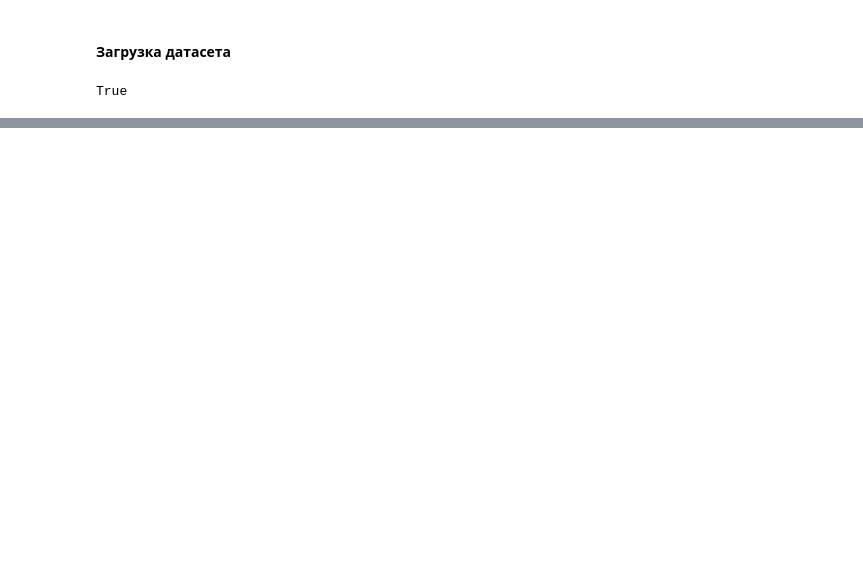
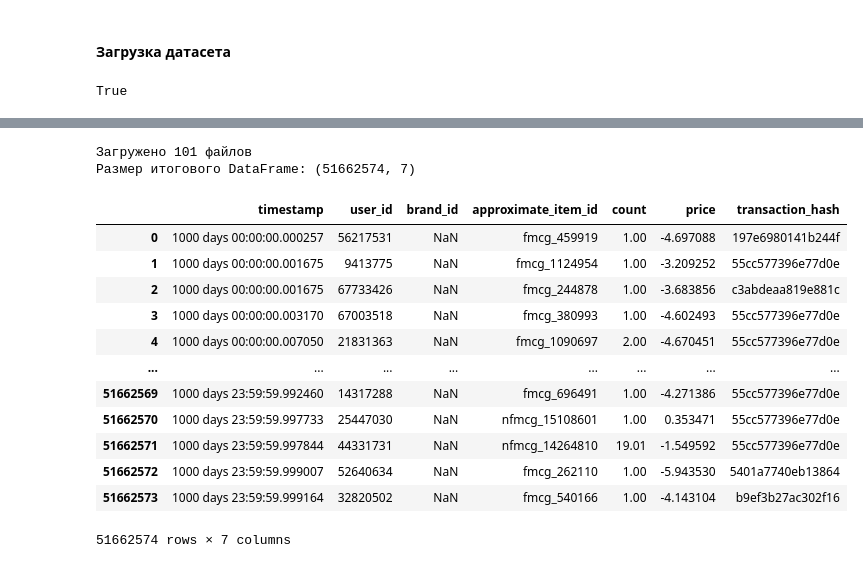
Before and after one commit to Pavloffff/RecSys31, a Jupyter notebook: data/eda.ipynb, the cells around one changed output, grey strips where cells are left out. Saved outputs shown, nothing was run; the diff lists cells and outputs as text; code cells hidden in the pictures; blank space fills up the shorter version.

```diff
--- a/data/eda.ipynb
+++ b/data/eda.ipynb
@@ -46,0 +49,16 @@ Index(['user_id', 'socdem_cluster', 'region'], dtype='object')
+# %%
+import glob
+import os
+
+folder_path = "./alternative_dataset/payments/events"
+
+parquet_files = glob.glob(os.path.join(folder_path, "*.pq")) + glob.glob(os.path.join(folder_path, "*.parquet"))
+
+df_list = []
+for file in parquet_files[:1]:
+    table = pq.read_table(file)
+    df_list.append(table.to_pandas())
+
+payments_events = pd.concat(df_list, ignore_index=True)
+print(f"Загружено {len(parquet_files)} файлов")
+print(f"Размер итогового DataFrame: {payments_events.shape}")
@@ -46,0 +84,35 @@ Index(['user_id', 'socdem_cluster', 'region'], dtype='object')
+# %%
+import glob
+import os
+
+folder_path = "./alternative_dataset/payments/receipts"
+
+parquet_files = glob.glob(os.path.join(folder_path, "*.pq")) + glob.glob(os.path.join(folder_path, "*.parquet"))
+
+df_list = []
+for file in parquet_files[:1]:
+    table = pq.read_table(file)
+    df_list.append(table.to_pandas())
+
+payments_receipts = pd.concat(df_list, ignore_index=True)
+print(f"Загружено {len(parquet_files)} файлов")
+print(f"Размер итогового DataFrame: {payments_receipts.shape}")
+# %% [output]
+Загружено 101 файлов
+Размер итогового DataFrame: (51662574, 7)
+# %%
+payments_receipts
+# %% [output]
+|  | timestamp | user_id | brand_id | approximate_item_id | count | price | transaction_hash |
+| 0 | 1000 days 00:00:00.000257 | 56217531 | NaN | fmcg_459919 | 1.00 | -4.697088 | 197e6980141b244f |
+| 1 | 1000 days 00:00:00.001675 | 9413775 | NaN | fmcg_1124954 | 1.00 | -3.209252 | 55cc577396e77d0e |
+| 2 | 1000 days 00:00:00.001675 | 67733426 | NaN | fmcg_244878 | 1.00 | -3.683856 | c3abdeaa819e881c |
+| 3 | 1000 days 00:00:00.003170 | 67003518 | NaN | fmcg_380993 | 1.00 | -4.602493 | 55cc577396e77d0e |
+| 4 | 1000 days 00:00:00.007050 | 21831363 | NaN | fmcg_1090697 | 2.00 | -4.670451 | 55cc577396e77d0e |
+| ... | ... | ... | ... | ... | ... | ... | ... |
+| 51662569 | 1000 days 23:59:59.992460 | 14317288 | NaN | fmcg_696491 | 1.00 | -4.271386 | 55cc577396e77d0e |
+| 51662570 | 1000 days 23:59:59.997733 | 25447030 | NaN | nfmcg_15108601 | 1.00 | 0.353471 | 55cc577396e77d0e |
+| 51662571 | 1000 days 23:59:59.997844 | 44331731 | NaN | nfmcg_14264810 | 19.01 | -1.549592 | 55cc577396e77d0e |
+| 51662572 | 1000 days 23:59:59.999007 | 52640634 | NaN | fmcg_262110 | 1.00 | -5.943530 | 5401a7740eb13864 |
+| 51662573 | 1000 days 23:59:59.999164 | 32820502 | NaN | fmcg_540166 | 1.00 | -4.143104 | b9ef3b27ac302f16 |
+51662574 rows × 7 columns
```
Also changed, not shown: parts of 22 cells of this notebook.
